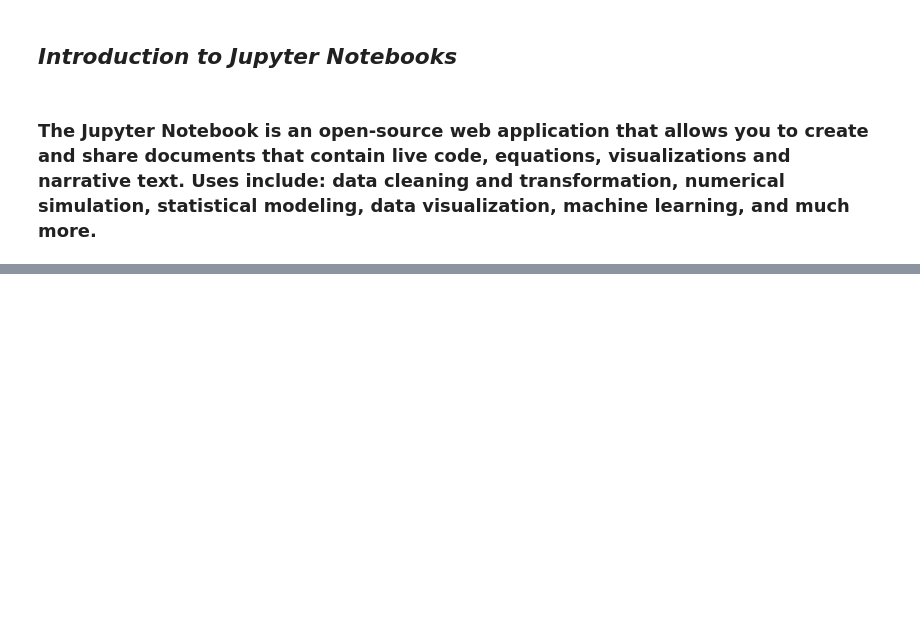
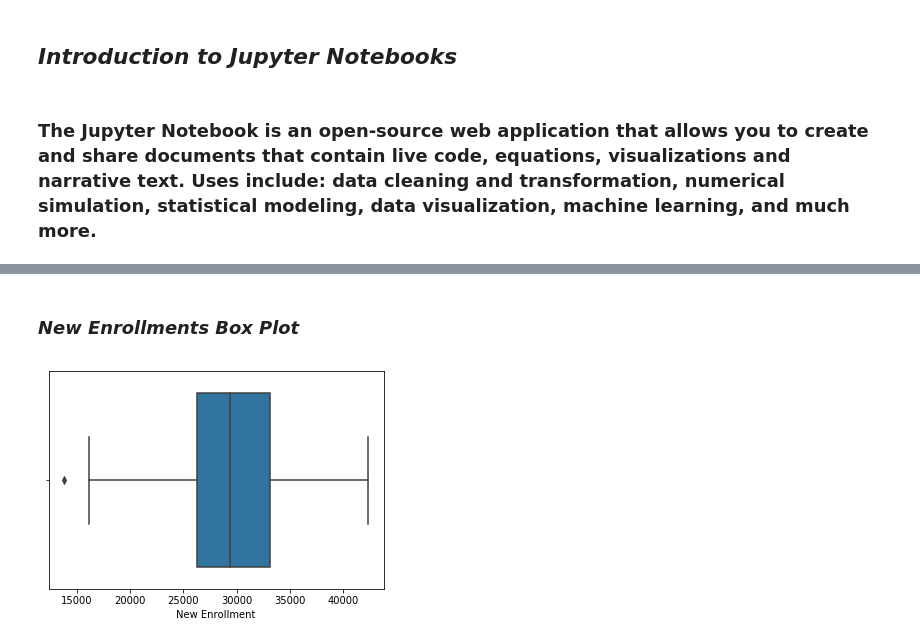
Before and after one commit to TMHP-DMO-DataScience/Python_Tutorial, a Jupyter notebook: TMHP_Python_Tutorial_I.ipynb, the cells around one changed output, grey strips where cells are left out. Cells and saved outputs as stored; diff of their text form; code cells hidden in the pictures; blank space fills up the shorter version.

```diff
--- a/TMHP_Python_Tutorial_I.ipynb
+++ b/TMHP_Python_Tutorial_I.ipynb
@@ -272,0 +265,6 @@ df.to_excel('Excel_Sample.xlsx',sheet_name='Sheet1')
+# %% [markdown]
+### **_New Enrollments Box Plot_**
+# %%
+BoxPlot_CHIP_New_Enrollments = sns.boxplot(x = CHIP_Data['New Enrollment'])
+# %% [output]
+[figure, added]
```
Also changed, not shown: parts of 101 cells of this notebook, 1 other file.
